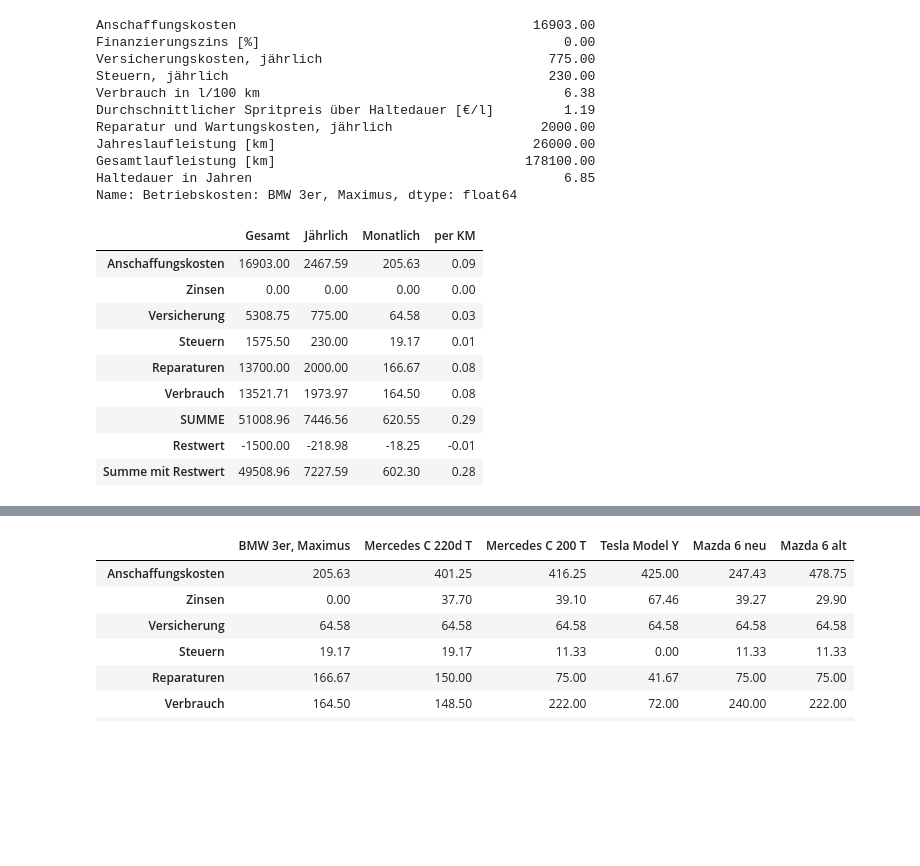
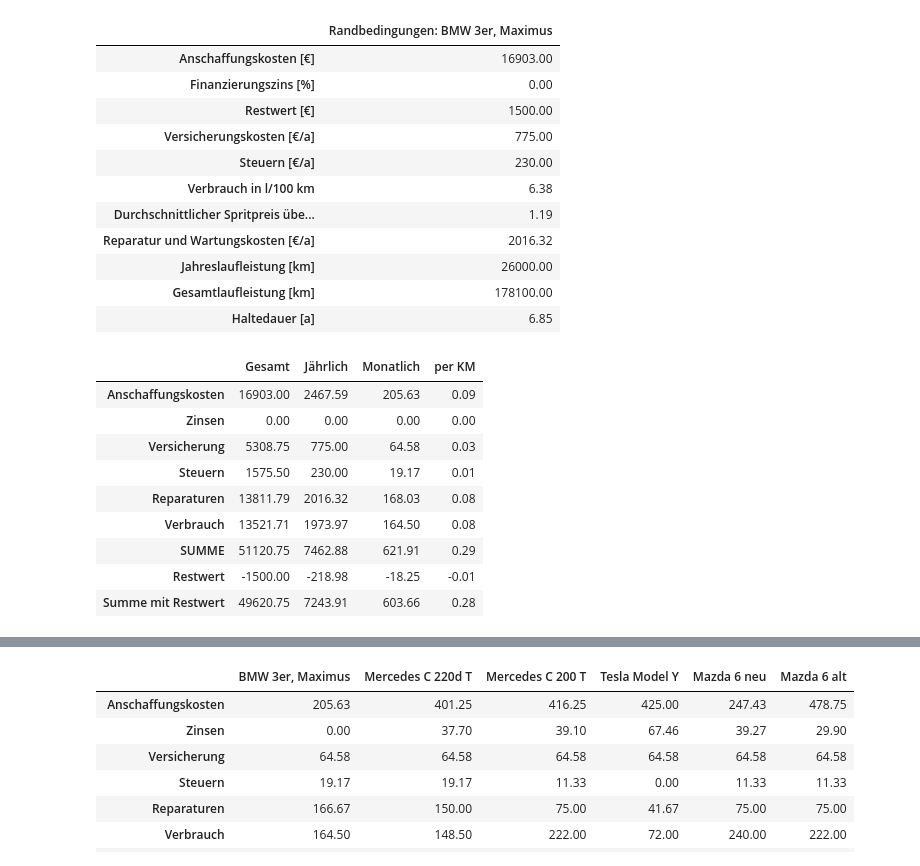
Before and after one commit to schorschie/car_cost_comparisons, a Jupyter notebook: BK_Caller.ipynb, the cells around one changed output, grey strips where cells are left out. Drawn from its saved outputs; the diff is of its cells as text; code cells hidden in the pictures; blank space fills up the shorter version.

```diff
--- a/BK_Caller.ipynb
+++ b/BK_Caller.ipynb
@@ -4,34 +4,35 @@ import pandas as pd
 overview = pd.DataFrame()
 # %%
 label='BMW 3er, Maximus'
-(input_values, calc_values) = bk(16903, 775, 230, 6.38, 1.19, 2000, 26000, 6.85,
+(input_values, calc_values) = bk(16903, 775, 230, 6.38, 1.19, 2016.32, 26000, 6.85,
                                  label=label,
                                  rest_value=1500)
-display(input_values)
+display(input_values.round(2))
 display(calc_values.round(2))
 overview[label] = calc_values['Monatlich']
 # %% [output]
-Anschaffungskosten                                      16903.00
-Finanzierungszins [%]                                       0.00
-Versicherungskosten, jährlich                             775.00
-Steuern, jährlich                                         230.00
-Verbrauch in l/100 km                                       6.38
-Durchschnittlicher Spritpreis über Haltedauer [€/l]         1.19
-Reparatur und Wartungskosten, jährlich                   2000.00
-Jahreslaufleistung [km]                                 26000.00
-Gesamtlaufleistung [km]                                178100.00
-Haltedauer in Jahren                                        6.85
-Name: Betriebskosten: BMW 3er, Maximus, dtype: float64
-|  | Gesamt | Jährlich | Monatlich | per KM |
-| Anschaffungskosten | 16903.00 | 2467.59 | 205.63 | 0.09 |
-| Zinsen | 0.00 | 0.00 | 0.00 | 0.00 |
-| Versicherung | 5308.75 | 775.00 | 64.58 | 0.03 |
-| Steuern | 1575.50 | 230.00 | 19.17 | 0.01 |
-| Reparaturen | 13700.00 | 2000.00 | 166.67 | 0.08 |
-| Verbrauch | 13521.71 | 1973.97 | 164.50 | 0.08 |
-| SUMME | 51008.96 | 7446.56 | 620.55 | 0.29 |
-| Restwert | -1500.00 | -218.98 | -18.25 | -0.01 |
-| Summe mit Restwert | 49508.96 | 7227.59 | 602.30 | 0.28 |
+|  | Randbedingungen: BMW 3er, Maximus |
+| Anschaffungskosten [€] | 16903.00 |
+| Finanzierungszins [%] | 0.00 |
+| Restwert [€] | 1500.00 |
+| Versicherungskosten [€/a] | 775.00 |
+| Steuern [€/a] | 230.00 |
+| Verbrauch in l/100 km | 6.38 |
+| Durchschnittlicher Spritpreis übe... | 1.19 |
+| Reparatur und Wartungskosten [€/a] | 2016.32 |
+| Jahreslaufleistung [km] | 26000.00 |
+| Gesamtlaufleistung [km] | 178100.00 |
+| Haltedauer [a] | 6.85 |
+|  | Gesamt | Jährlich | Monatlich | per KM |
+| Anschaffungskosten | 16903.00 | 2467.59 | 205.63 | 0.09 |
+| Zinsen | 0.00 | 0.00 | 0.00 | 0.00 |
+| Versicherung | 5308.75 | 775.00 | 64.58 | 0.03 |
+| Steuern | 1575.50 | 230.00 | 19.17 | 0.01 |
+| Reparaturen | 13811.79 | 2016.32 | 168.03 | 0.08 |
+| Verbrauch | 13521.71 | 1973.97 | 164.50 | 0.08 |
+| SUMME | 51120.75 | 7462.88 | 621.91 | 0.29 |
+| Restwert | -1500.00 | -218.98 | -18.25 | -0.01 |
+| Summe mit Restwert | 49620.75 | 7243.91 | 603.66 | 0.28 |
 # %%
 label='Mercedes C 220d T'
 (input_values, calc_values) = bk(28890, 775, 230, 6.0, 1.65, 1800, 18000, 6,
```
Also changed, not shown: parts of 5 cells of this notebook, 5 other files.
